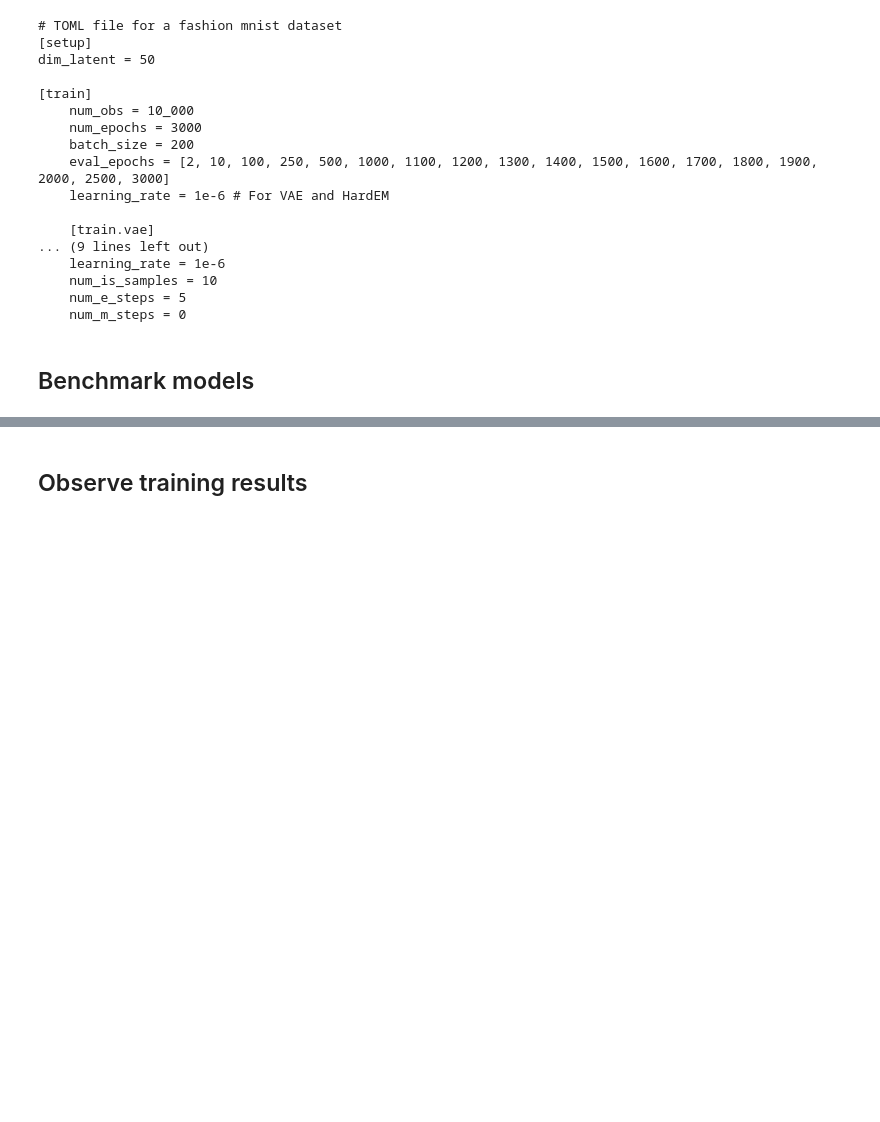
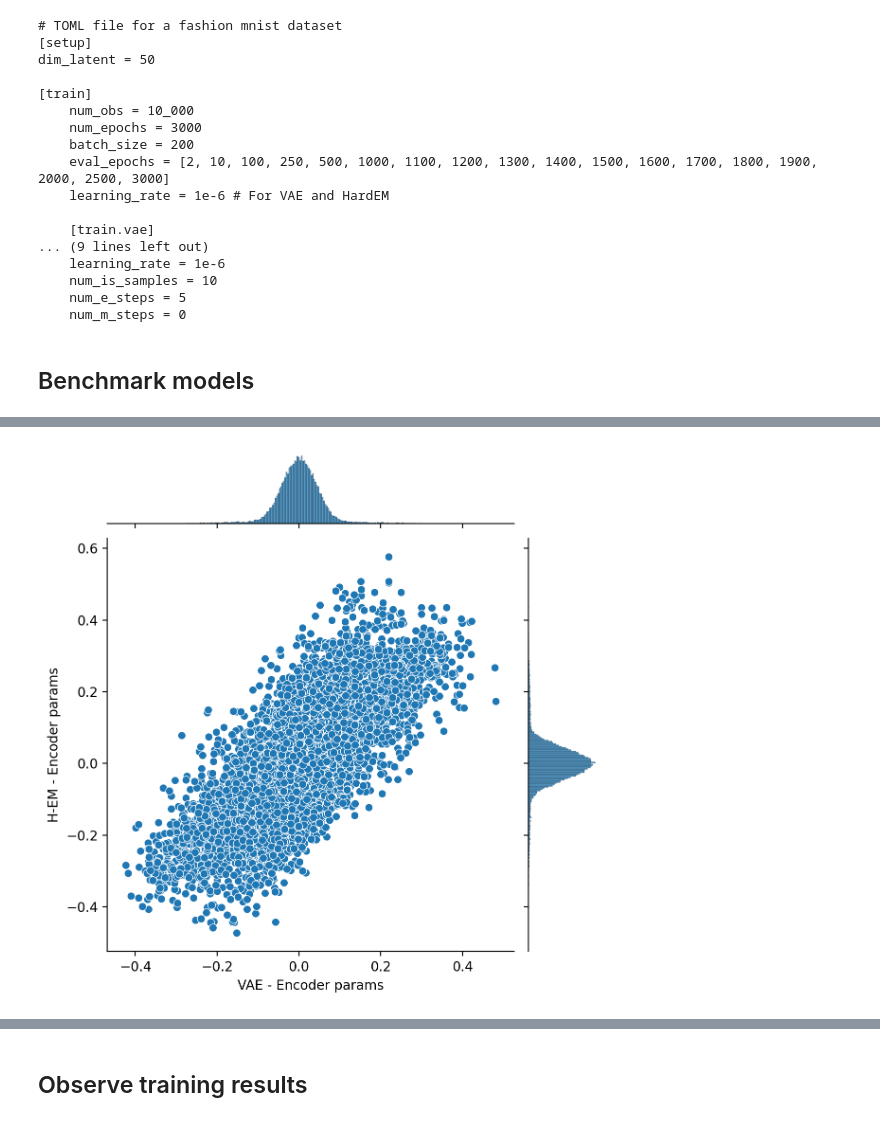
Before and after one commit to gerdm/hard-em-lvm, a Jupyter notebook: notebooks/19-amortised-unamortised-test.ipynb, the cells around one changed output, grey strips where cells are left out. Cells and saved outputs as stored; diff of their text form; code cells hidden in the pictures; blank space fills up the shorter version.

```diff
--- a/notebooks/19-amortised-unamortised-test.ipynb
+++ b/notebooks/19-amortised-unamortised-test.ipynb
@@ -578,0 +514,8 @@ plt.plot(res_uvae["test"]["hist_loss"][ix_epoch])
+# %%
+pencoder_hem, _ = ravel_pytree(state_hem.params["params"]["encoder"])
+pencoder_vae, _ = ravel_pytree(state_vae.params["params"]["encoder"])
+
+df_encoder = pd.DataFrame({
+    "hem": pencoder_hem.to_py(),
+    "vae": pencoder_vae.to_py()
+})
@@ -578,0 +528,6 @@ plt.plot(res_uvae["test"]["hist_loss"][ix_epoch])
+# %%
+sns.jointplot(data=df_encoder, x="vae", y="hem")
+plt.xlabel("VAE - Encoder params")
+plt.ylabel("H-EM - Encoder params");
+# %% [output]
+[figure, added]
```
Also changed, not shown: parts of 41 cells of this notebook.
